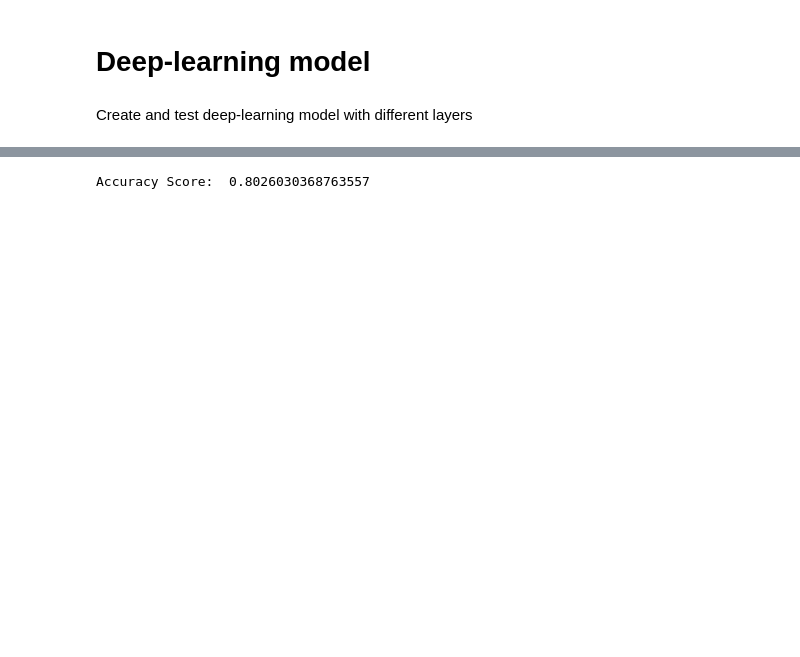
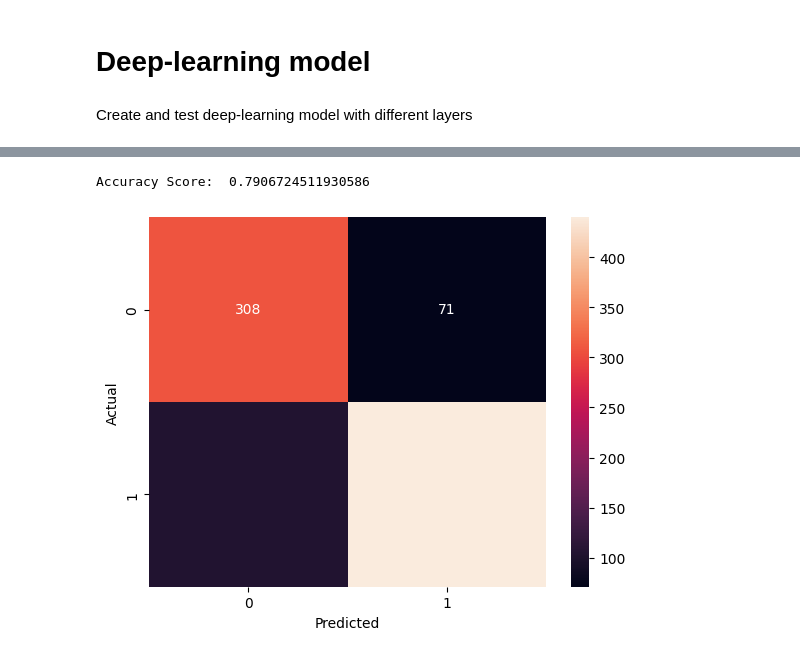
Before and after one commit to mikkomakkoe/ML-project, a Jupyter notebook: main.ipynb, the cells around one changed output, grey strips where cells are left out. Saved outputs shown, nothing was run; the diff lists cells and outputs as text; code cells hidden in the pictures; blank space fills up the shorter version.

```diff
--- a/main.ipynb
+++ b/main.ipynb
@@ -299,6 +299,15 @@ pd.DataFrame(errors)
 # %%
-y_pred = mlp_regr.predict(X_test2) # Predict labels
+y_pred_deepLearning = mlp_regr.predict(X_test2) # Predict labels
 accuracy = accuracy_score(y_test2, y_pred)
 print("Accuracy Score: ", accuracy)
 # %% [output]
-Accuracy Score:  0.8026030368763557
+Accuracy Score:  0.7906724511930586
+# %%
+# Plot the confusion matrix
+confusionMatrix = confusion_matrix(y_test2, y_pred_deepLearning)
+sns.heatmap(confusionMatrix, annot=True, fmt='d')
+plt.xlabel('Predicted')
+plt.ylabel('Actual')
+plt.show()
+# %% [output]
+[figure, added]
```
Also changed, not shown: parts of 7 cells of this notebook.
